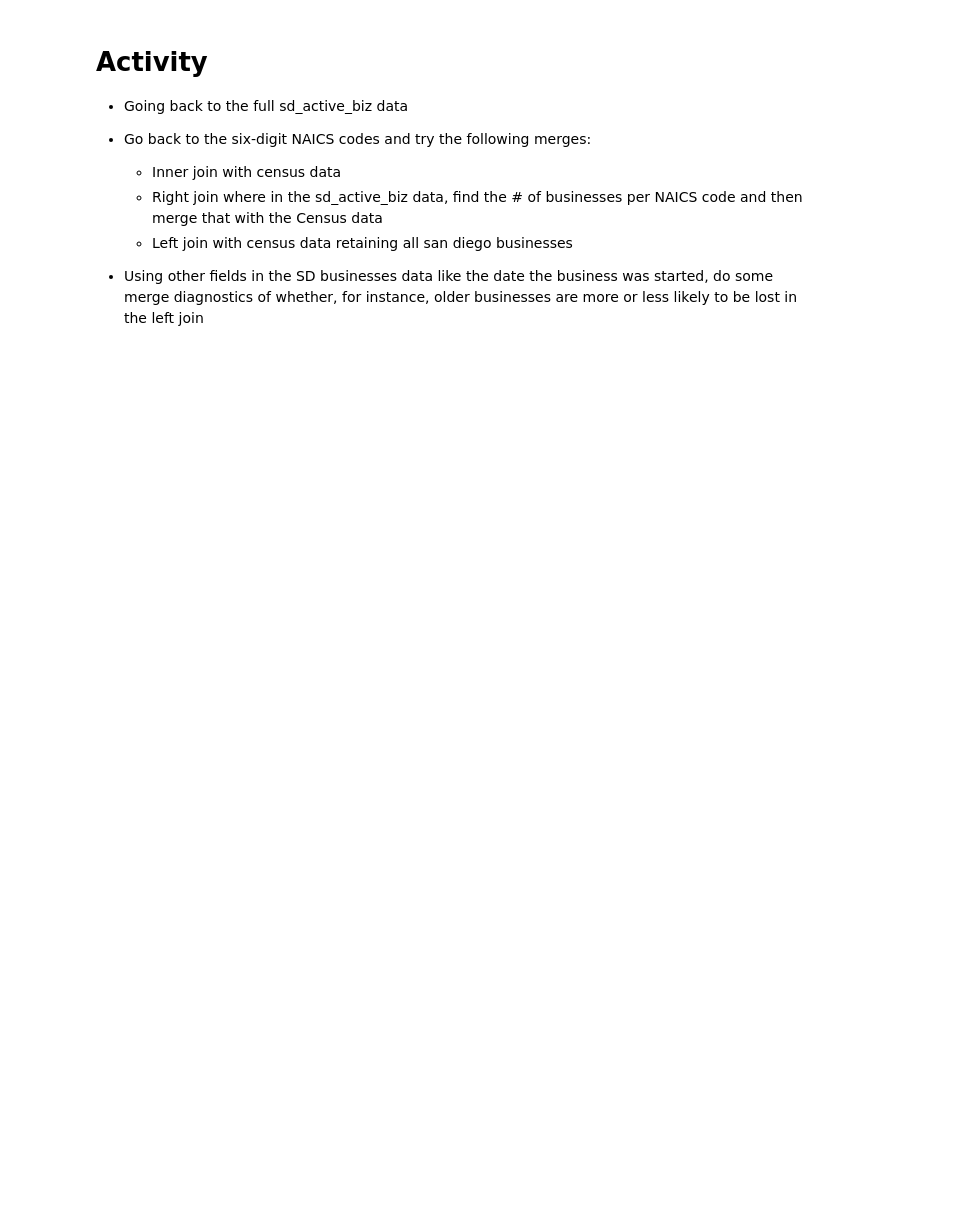
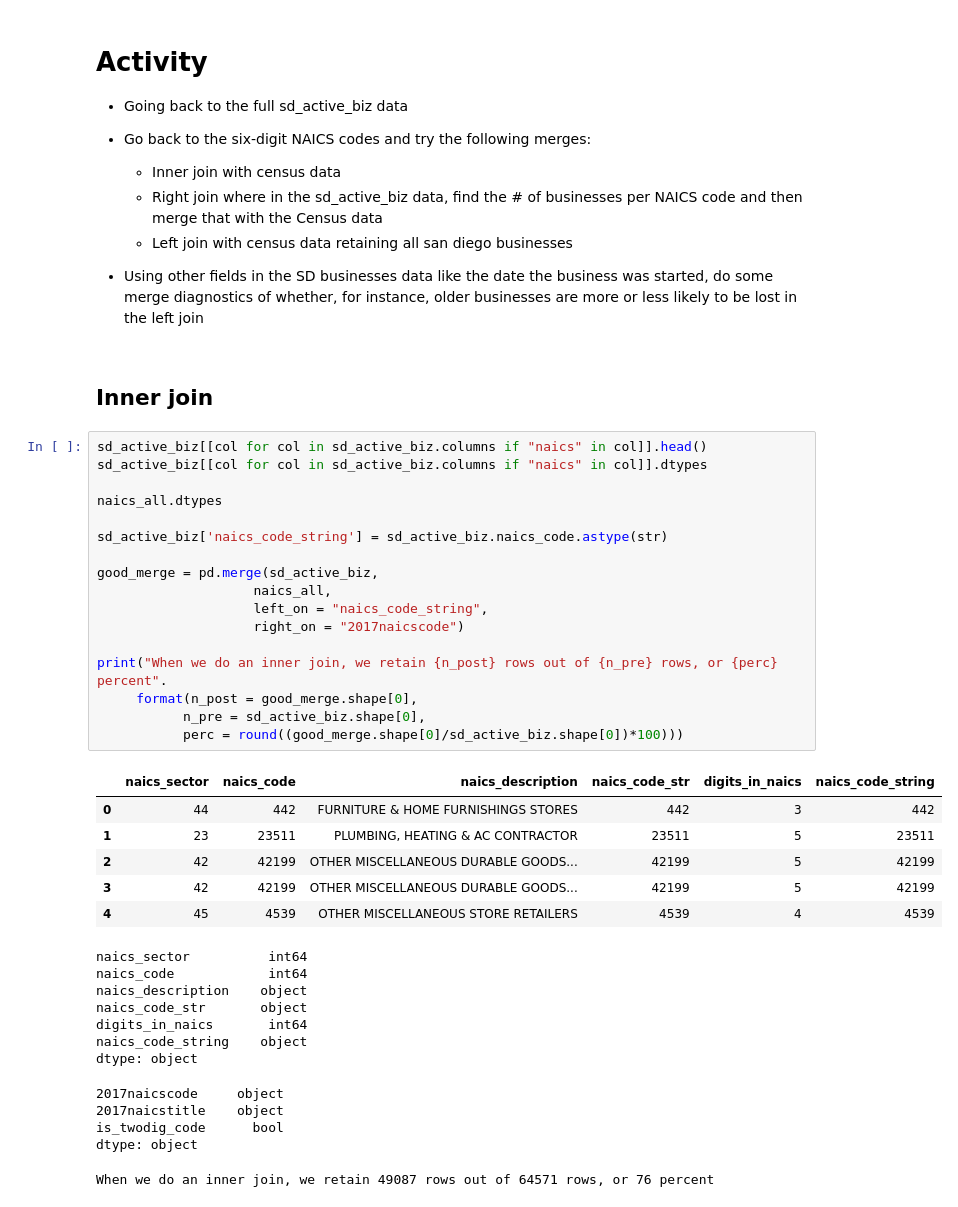
Before and after one commit to rebeccajohnson88/qss20_slides_activities, a Jupyter notebook: activities/03_merging_session1.ipynb, the cells around one changed output. Drawn from its saved outputs; the diff is of its cells as text; blank space fills up the shorter version.

```diff
--- a/activities/03_merging_session1.ipynb
+++ b/activities/03_merging_session1.ipynb
@@ -355,3 +356,41 @@ Name: naics_merge_status, dtype: int64
 
 
 - Using other fields in the SD businesses data like the date the business was started, do some merge diagnostics of whether, for instance, older businesses are more or less likely to be lost in the left join
+# %% [markdown]
+## Inner join
+# %%
+sd_active_biz[[col for col in sd_active_biz.columns if "naics" in col]].head()
+sd_active_biz[[col for col in sd_active_biz.columns if "naics" in col]].dtypes
+
+naics_all.dtypes
+
+sd_active_biz['naics_code_string'] = sd_active_biz.naics_code.astype(str)
+
+good_merge = pd.merge(sd_active_biz,
+                    naics_all,
+                    left_on = "naics_code_string",
+                    right_on = "2017naicscode")
+
+print("When we do an inner join, we retain {n_post} rows out of {n_pre} rows, or {perc} percent".
+     format(n_post = good_merge.shape[0],
+           n_pre = sd_active_biz.shape[0],
+           perc = round((good_merge.shape[0]/sd_active_biz.shape[0])*100)))
+# %% [output]
+|  | naics_sector | naics_code | naics_description | naics_code_str | digits_in_naics | naics_code_string |
+| 0 | 44 | 442 | FURNITURE & HOME FURNISHINGS STORES | 442 | 3 | 442 |
+| 1 | 23 | 23511 | PLUMBING, HEATING & AC CONTRACTOR | 23511 | 5 | 23511 |
+| 2 | 42 | 42199 | OTHER MISCELLANEOUS DURABLE GOODS... | 42199 | 5 | 42199 |
+| 3 | 42 | 42199 | OTHER MISCELLANEOUS DURABLE GOODS... | 42199 | 5 | 42199 |
+| 4 | 45 | 4539 | OTHER MISCELLANEOUS STORE RETAILERS | 4539 | 4 | 4539 |
+naics_sector          int64
+naics_code            int64
+naics_description    object
+naics_code_str       object
+digits_in_naics       int64
+naics_code_string    object
+dtype: object
+2017naicscode     object
+2017naicstitle    object
+is_twodig_code      bool
+dtype: object
+When we do an inner join, we retain 49087 rows out of 64571 rows, or 76 percent
```
Also changed, not shown: parts of 7 cells of this notebook.
